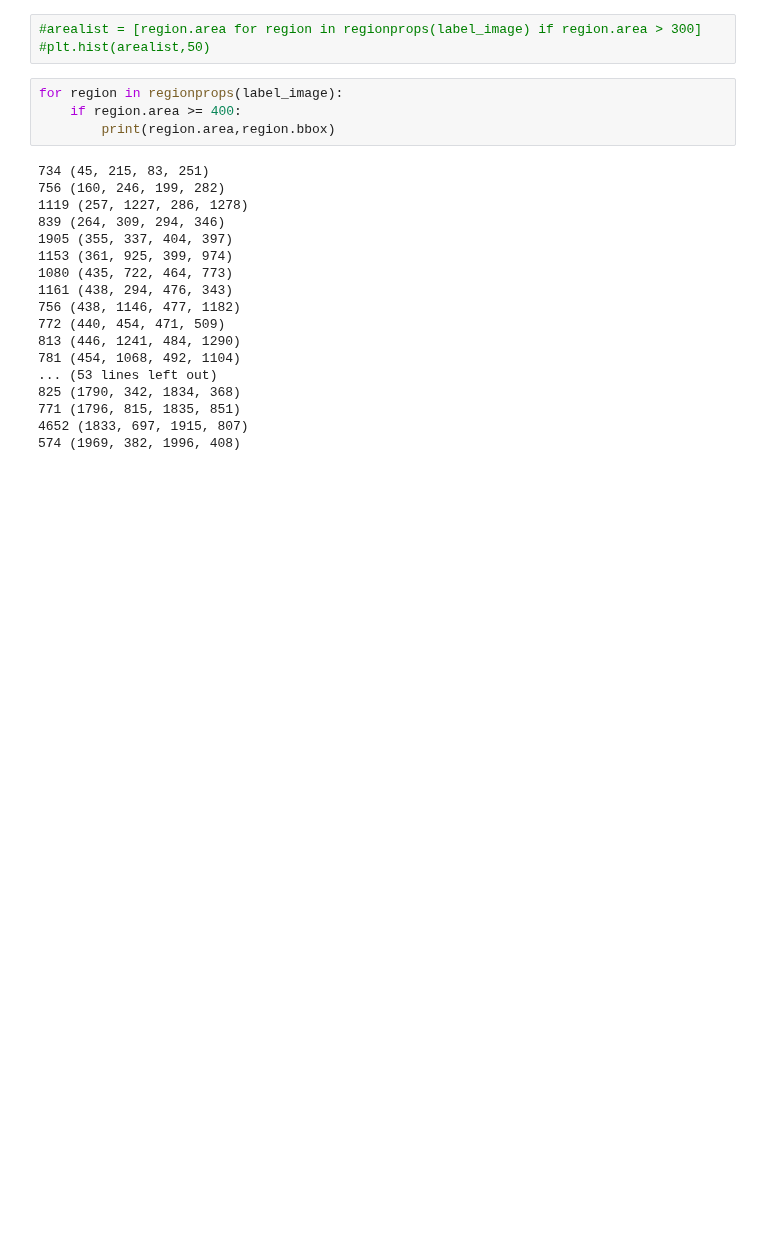
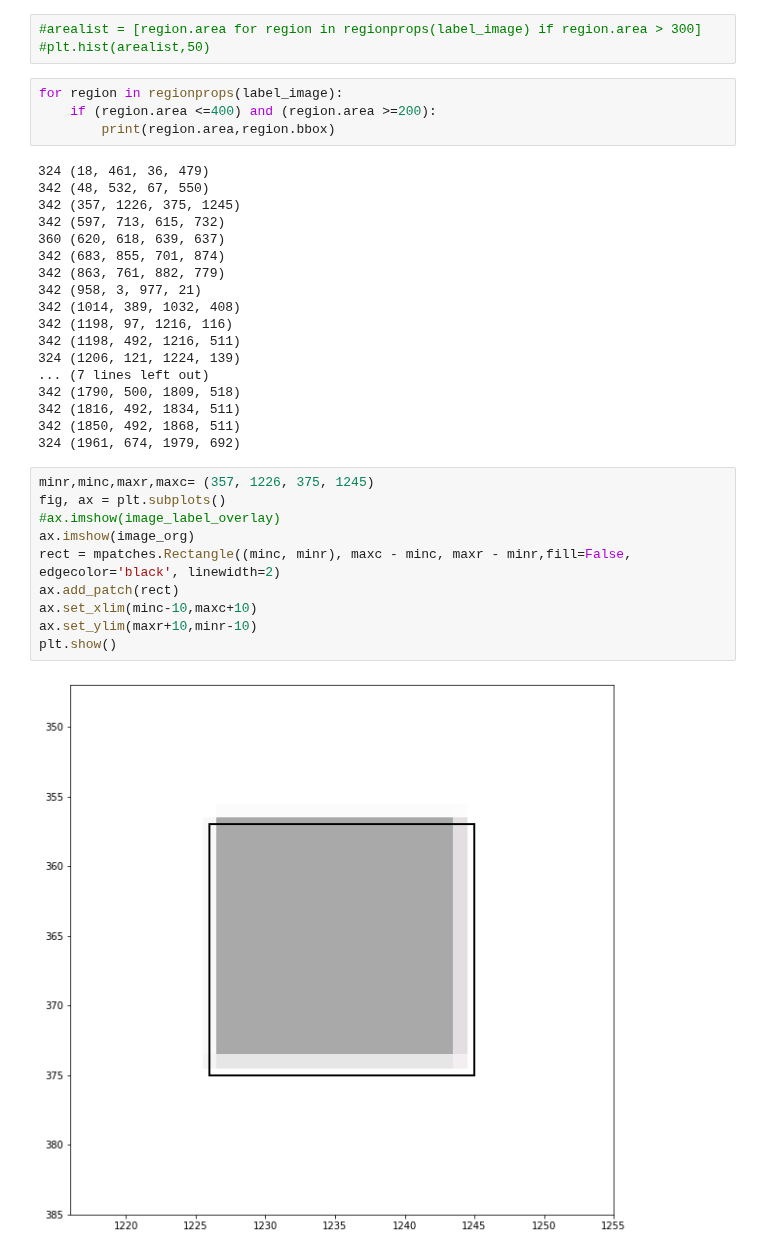
Before and after one commit to Global-Flood-Assessment/ModelOfModels, a Jupyter notebook: data/image_processing.ipynb, the cells around one changed output. Cells and saved outputs as stored; diff of their text form; blank space fills up the shorter version.

```diff
--- a/data/image_processing.ipynb
+++ b/data/image_processing.ipynb
@@ -86,25 +86,37 @@ plt.show()
 #plt.hist(arealist,50)
 # %%
 for region in regionprops(label_image):
-    if region.area >= 400:
+    if (region.area <=400) and (region.area >=200):
         print(region.area,region.bbox)
 # %% [output]
-734 (45, 215, 83, 251)
-756 (160, 246, 199, 282)
-1119 (257, 1227, 286, 1278)
-839 (264, 309, 294, 346)
-1905 (355, 337, 404, 397)
-1153 (361, 925, 399, 974)
-1080 (435, 722, 464, 773)
-1161 (438, 294, 476, 343)
-756 (438, 1146, 477, 1182)
-772 (440, 454, 471, 509)
-813 (446, 1241, 484, 1290)
-781 (454, 1068, 492, 1104)
-... (53 lines left out)
-825 (1790, 342, 1834, 368)
-771 (1796, 815, 1835, 851)
-4652 (1833, 697, 1915, 807)
-574 (1969, 382, 1996, 408)
+324 (18, 461, 36, 479)
+342 (48, 532, 67, 550)
+342 (357, 1226, 375, 1245)
+342 (597, 713, 615, 732)
+360 (620, 618, 639, 637)
+342 (683, 855, 701, 874)
+342 (863, 761, 882, 779)
+342 (958, 3, 977, 21)
+342 (1014, 389, 1032, 408)
+342 (1198, 97, 1216, 116)
+342 (1198, 492, 1216, 511)
+324 (1206, 121, 1224, 139)
+... (7 lines left out)
+342 (1790, 500, 1809, 518)
+342 (1816, 492, 1834, 511)
+342 (1850, 492, 1868, 511)
+324 (1961, 674, 1979, 692)
+# %%
+minr,minc,maxr,maxc= (357, 1226, 375, 1245)
+fig, ax = plt.subplots()
+#ax.imshow(image_label_overlay)
+ax.imshow(image_org)
+rect = mpatches.Rectangle((minc, minr), maxc - minc, maxr - minr,fill=False, edgecolor='black', linewidth=2)
+ax.add_patch(rect)
+ax.set_xlim(minc-10,maxc+10)
+ax.set_ylim(maxr+10,minr-10)
+plt.show()
+# %% [output]
+[figure, added]
 # %%
 minr,minc,maxr,maxc= [45, 215, 83, 251]
```
Also changed, not shown: parts of 4 cells of this notebook.
